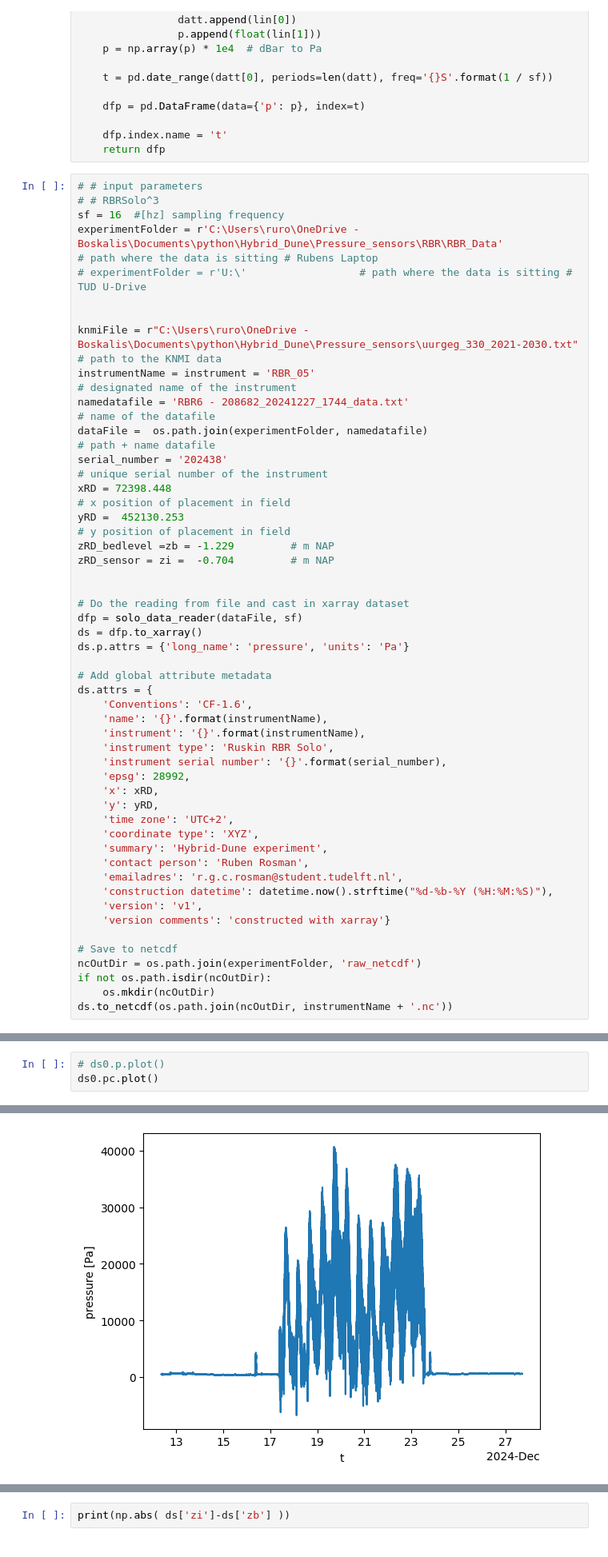
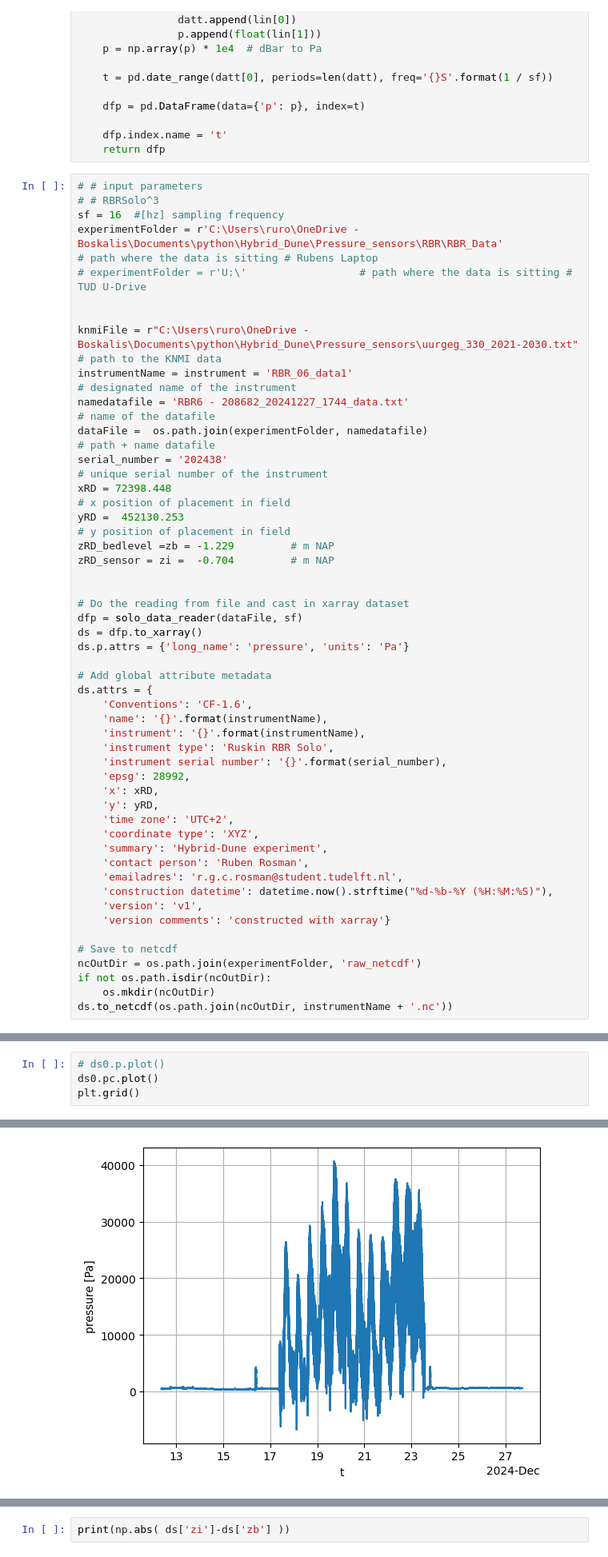
Before and after one commit to Rubenrosman/HybridDune, a Jupyter notebook: Ruben/Pressure_sensors/S3/RBR_06/RBR_06_script.ipynb, the cells around one changed output, grey strips where cells are left out. Shown at 80% size. Saved outputs shown, nothing was run; the diff lists cells and outputs as text.

```diff
--- a/Ruben/Pressure_sensors/S3/RBR_06/RBR_06_script.ipynb
+++ b/Ruben/Pressure_sensors/S3/RBR_06/RBR_06_script.ipynb
@@ -44,7 +44,7 @@ experimentFolder = r'C:\Users\ruro\OneDrive - Boskalis\Documents\python\Hybrid_D
 
 
 knmiFile = r"C:\Users\ruro\OneDrive - Boskalis\Documents\python\Hybrid_Dune\Pressure_sensors\uurgeg_330_2021-2030.txt"  # path to the KNMI data
-instrumentName = instrument = 'RBR_05'                                                                              # designated name of the instrument
+instrumentName = instrument = 'RBR_06_data1'                                                                              # designated name of the instrument
 namedatafile = 'RBR6 - 208682_20241227_1744_data.txt'                                                          # name of the datafile
 dataFile =  os.path.join(experimentFolder, namedatafile)                                                 # path + name datafile
 serial_number = '202438'                                                                                 # unique serial number of the instrument
@@ -178,4 +178,5 @@ plt.xlim(start_time, end_time)
 # %%
 # ds0.p.plot()
 ds0.pc.plot()
+plt.grid()
 # %% [output]
@@ -183,4 +183,4 @@ ds0.pc.plot()
-[figure, old version]
+[figure, new version]
 # %%
 instrFile = os.path.join(experimentFolder,'QC', instrument +'.nc')
 ncOutFile = os.path.join(experimentFolder,'tailored', instrument +'.nc')
```
Also changed, not shown: parts of 17 cells of this notebook, 4 other files.
